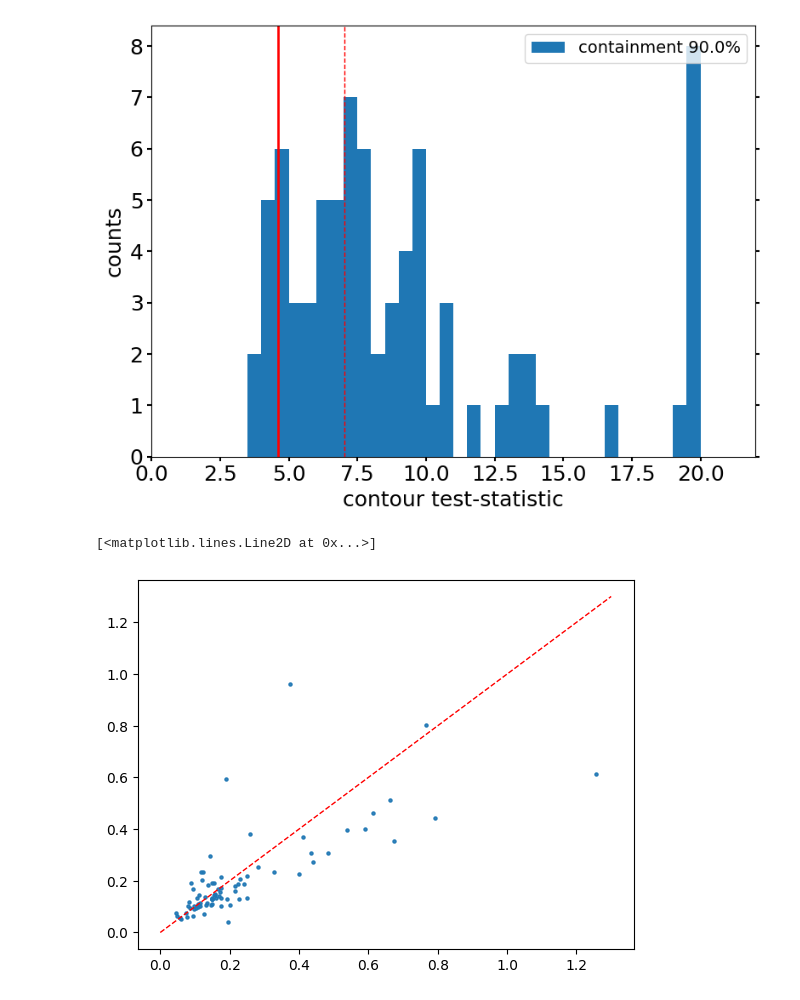
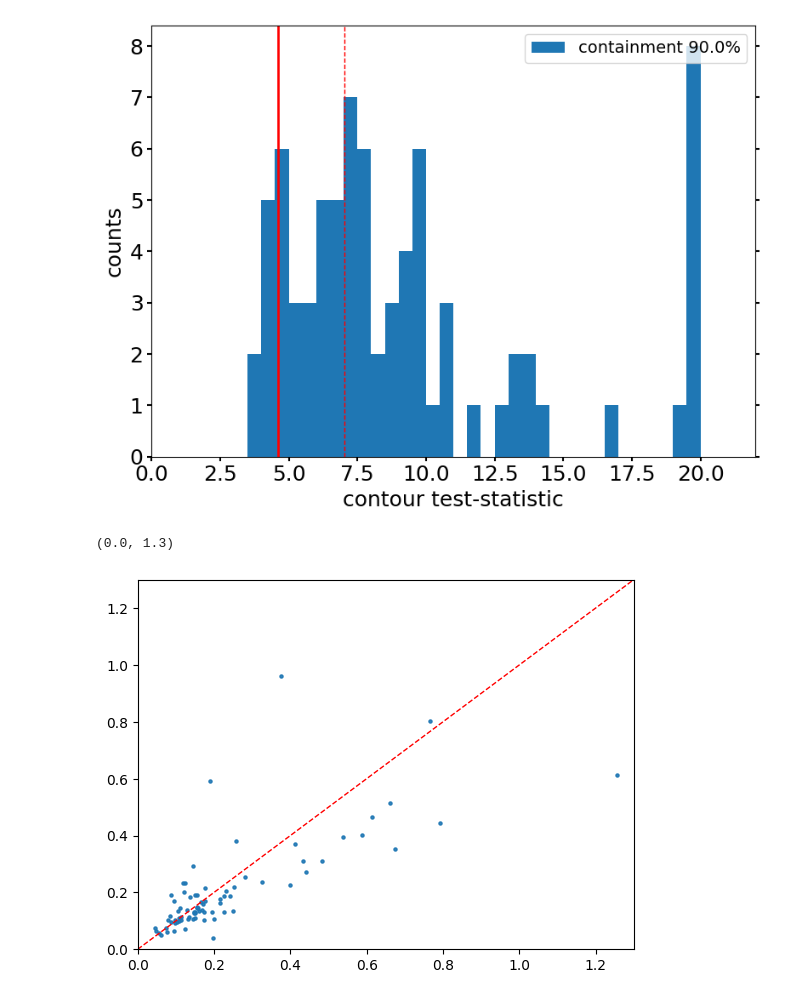
Before and after one commit to rishibbdb/TPN_DeV, a Jupyter notebook: dev/notebooks/critical_values.ipynb, the cells around one changed output. Saved outputs shown, nothing was run; the diff lists cells and outputs as text; code cells hidden in the pictures.

```diff
--- a/dev/notebooks/critical_values.ipynb
+++ b/dev/notebooks/critical_values.ipynb
@@ -321,7 +321,9 @@ for event_id in succ_ids:
 # %%
 plt.figure()
 plt.scatter(np.rad2deg(gcds), np.rad2deg(gcds_corr), s=5, alpha=0.9)
 plt.plot([0.0, 1.3], [0.0, 1.3], "r--", lw=1)
+plt.ylim([0.0, 1.3])
+plt.xlim([0.0, 1.3])
 # %% [output]
-[<matplotlib.lines.Line2D at 0x...>]
+(0.0, 1.3)
-[figure, old version]
+[figure, new version]
```
Also changed, not shown: 2 other files.
